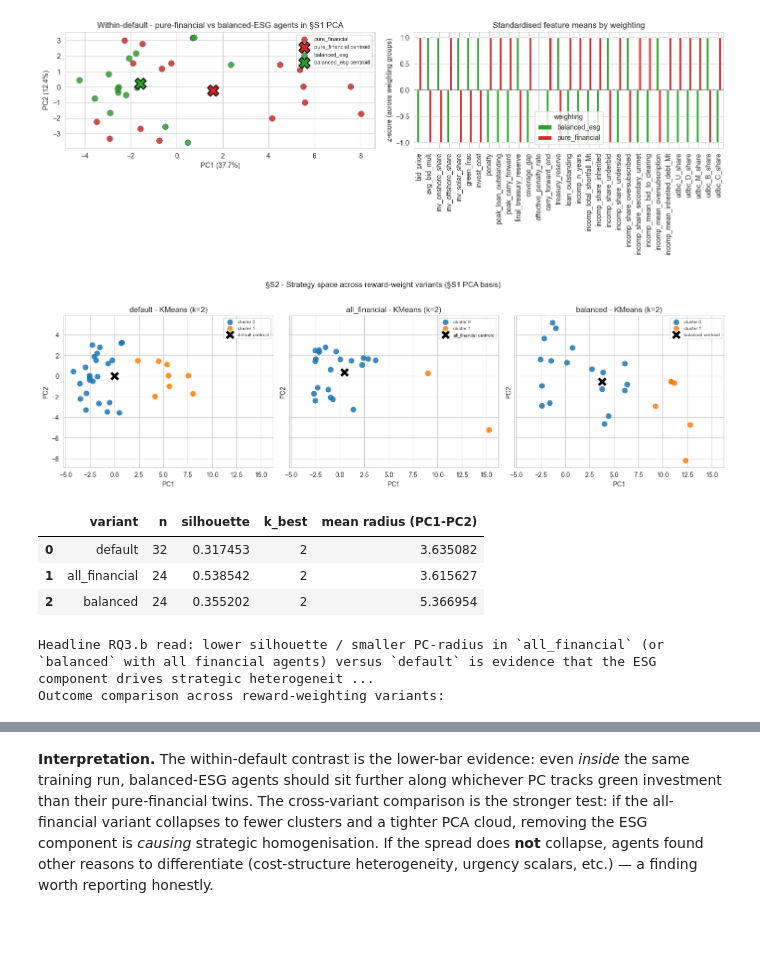
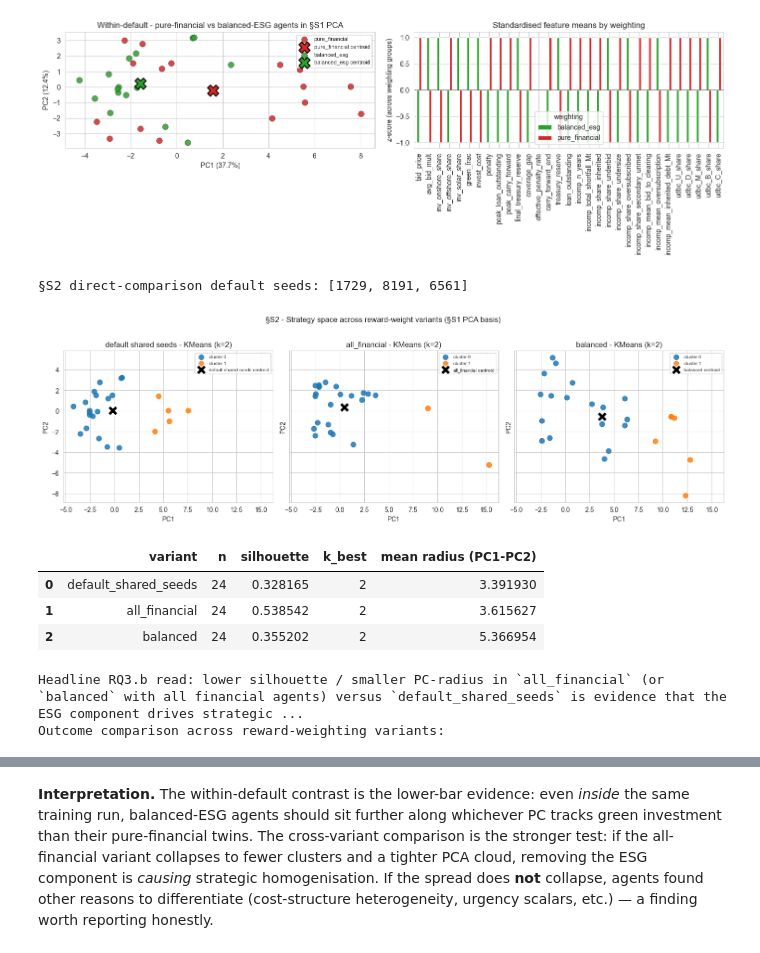
Before and after one commit to DJH961/Thesis-Energy-Auction, a Jupyter notebook: notebooks/ets_marl - Data Science Analysis.ipynb, the cells around one changed output, grey strips where cells are left out. Cells and saved outputs as stored; diff of their text form; code cells hidden in the pictures.

```diff
--- a/notebooks/ets_marl - Data Science Analysis.ipynb
+++ b/notebooks/ets_marl - Data Science Analysis.ipynb
@@ -1423,12 +1562,16 @@ def feature_columns(df):
     return [c for c in base if c in df.columns]
 
 
-# Filter feat_df to default-config rows for §S1 cluster fit; the override
-# rows (used by §S2 / §R1.a) are projected into the same basis below.
-default_feat_df = feat_df[~feat_df['has_overrides']].reset_index(drop=True)
-print(f'Per-(run, agent) feature matrix - default rows: {default_feat_df.shape[0]} '
+# Filter feat_df to all default-config rows for the default-only §S1 cluster fit.
+# Direct cross-variant sections use DEFAULT_COMPARISON_RUNS separately.
+_default_key_index = pd.MultiIndex.from_tuples(DEFAULT_RUN_KEYS, names=['sweep', 'variant', 'seed'])
+_default_row_index = pd.MultiIndex.from_frame(feat_df[['sweep', 'variant', 'seed']])
+default_feat_df = feat_df[_default_row_index.isin(_default_key_index)].reset_index(drop=True)
+print(f'Per-(run, agent) feature matrix - all default rows: {default_feat_df.shape[0]} '
       f'rows x {default_feat_df.shape[1]} cols  '
       f'(full feat_df incl. overrides: {feat_df.shape[0]} rows)')
+print('Default-only seeds:', DEFAULT_ALL_SEEDS)
+print('Direct-comparison default seeds:', DEFAULT_COMPARISON_SEEDS)
 display(default_feat_df.head())
 # %% [output]
 Per-(run, agent) feature matrix - default rows: 32 rows x 40 cols  (full feat_df incl. overrides: 160 rows)
@@ -1680,10 +1823,14 @@ plt.tight_layout(); plt.show()
 def _matches(variant, *needles):
     return any(n in variant for n in needles)
 
+
 af_keys  = [k for k, v in OVERRIDE_RUNS.items()
             if _matches(v['variant'], 'all_fin', 'all_financial')]
 bal_keys = [k for k, v in OVERRIDE_RUNS.items()
             if _matches(v['variant'], 'balanced')]
+default_direct_keys = list(DEFAULT_COMPARISON_RUNS)
+
+print('§S2 direct-comparison default seeds:', DEFAULT_COMPARISON_SEEDS)
 
 
 def _project_keys(key_list):
@@ -1727,11 +1874,31 @@ def _spread(P_):
     return float(np.mean(np.linalg.norm(P_ - P_.mean(axis=0), axis=1))) if len(P_) else float('nan')
 
 
-summary_rows = [{'variant': 'default', 'n': len(P),
-                 'silhouette': max(sil_scores) if sil_scores else np.nan,
-                 'k_best': K_BEST, 'mean radius (PC1-PC2)': _spread(P)}]
+def _silhouette_for_labels(X_std, labels):
+    labels = np.asarray(labels)
+    if len(X_std) < 4 or len(np.unique(labels)) < 2 or len(np.unique(labels)) >= len(X_std):
+        return np.nan
+    try:
+        return silhouette_score(X_std, labels)
+    except Exception:
+        return np.nan
 
-panels = [('default', P, km.labels_, f'default - KMeans (k={K_BEST})')]
+
+_default_cmp_index = default_feat_df.set_index(['sweep', 'variant', 'seed']).index
+_default_cmp_mask = _default_cmp_index.isin(DEFAULT_COMPARISON_RUN_KEYS)
+P_default_cmp = P[_default_cmp_mask]
+X_default_cmp = X[_default_cmp_mask]
+default_labels_cmp = km.labels_[_default_cmp_mask]
+
+if len(P_default_cmp) == 0:
+    raise RuntimeError('No default shared-seed rows found for §S2 direct comparison.')
+
+summary_rows = [{'variant': 'default_shared_seeds', 'n': len(P_default_cmp),
+                 'silhouette': _silhouette_for_labels(X_default_cmp, default_labels_cmp),
+                 'k_best': K_BEST, 'mean radius (PC1-PC2)': _spread(P_default_cmp)}]
+
+panels = [('default shared seeds', P_default_cmp, default_labels_cmp,
+           f'default shared seeds - KMeans (k={K_BEST})')]
 
 for label, key_list in [('all_financial', af_keys), ('balanced', bal_keys)]:
     if not key_list:
@@ -1760,42 +1927,43 @@ for ax, (title_lab, points, lbls, title) in zip(axes[0], panels):
     ax.scatter(points[:, 0].mean(), points[:, 1].mean(), marker='X', s=240,
                color='k', edgecolor='white', linewidth=1.5, label=f'{title_lab} centroid')
     ax.set(title=title, xlabel='PC1', ylabel='PC2')
     ax.legend(fontsize=7)
 plt.suptitle('§S2 - Strategy space across reward-weight variants (§S1 PCA basis)', y=1.02)
 plt.tight_layout(); plt.show()
 
 display(pd.DataFrame(summary_rows))
 print('Headline RQ3.b read: lower silhouette / smaller PC-radius in `all_financial`'
-      ' (or `balanced` with all financial agents) versus `default` is evidence that'
+      ' (or `balanced` with all financial agents) versus `default_shared_seeds` is evidence that'
       ' the ESG component drives strategic heterogeneity.')
 
 
 def _green_summary(key_list):
     rows = []
     for k in key_list:
         gm = green_means_per_run.get(k)
         if gm is None: continue
         rows.append({'variant': k[1], 'seed': k[2], **gm})
     return pd.DataFrame(rows)
 
 
-outcomes = [_green_summary(list(DEFAULT_RUNS)).assign(group='default')]
+outcomes = [_green_summary(default_direct_keys).assign(group='default_shared_seeds')]
 if af_keys:  outcomes.append(_green_summary(af_keys).assign(group='all_financial'))
 if bal_keys: outcomes.append(_green_summary(bal_keys).assign(group='balanced'))
 if len(outcomes) > 1:
     out_cmp = (pd.concat(outcomes, ignore_index=True)
                   .groupby('group')[['green_frac', 'penalty', 'clearing_price']]
                   .agg(['mean', 'std', 'count']))
     print('Outcome comparison across reward-weighting variants:')
     display(out_cmp)
 # %% [output]
+§S2 direct-comparison default seeds: [1729, 8191, 6561]
-[figure, old version]
+[figure, new version]
 |  | variant | n | silhouette | k_best | mean radius (PC1-PC2) |
-| 0 | default | 32 | 0.317453 | 2 | 3.635082 |
+| 0 | default_shared_seeds | 24 | 0.328165 | 2 | 3.391930 |
 | 1 | all_financial | 24 | 0.538542 | 2 | 3.615627 |
 | 2 | balanced | 24 | 0.355202 | 2 | 5.366954 |
-Headline RQ3.b read: lower silhouette / smaller PC-radius in `all_financial` (or `balanced` with all financial agents) versus `default` is evidence that the ESG component drives strategic heterogeneit ...
-Outcome comparison across reward-weighting variants:
+Headline RQ3.b read: lower silhouette / smaller PC-radius in `all_financial` (or `balanced` with all financial agents) versus `default_shared_seeds` is evidence that the ESG component drives strategic ...
+Outcome comparison across reward-weighting variants:
 |  | green_frac |  |  | penalty |  |  | clearing_price |  |  |
 |  | mean | std | count | mean | std | count | mean | std | count |
 | group |  |  |  |  |  |  |  |  |  |
```
Also changed, not shown: parts of 15 cells of this notebook, 6 other files.
